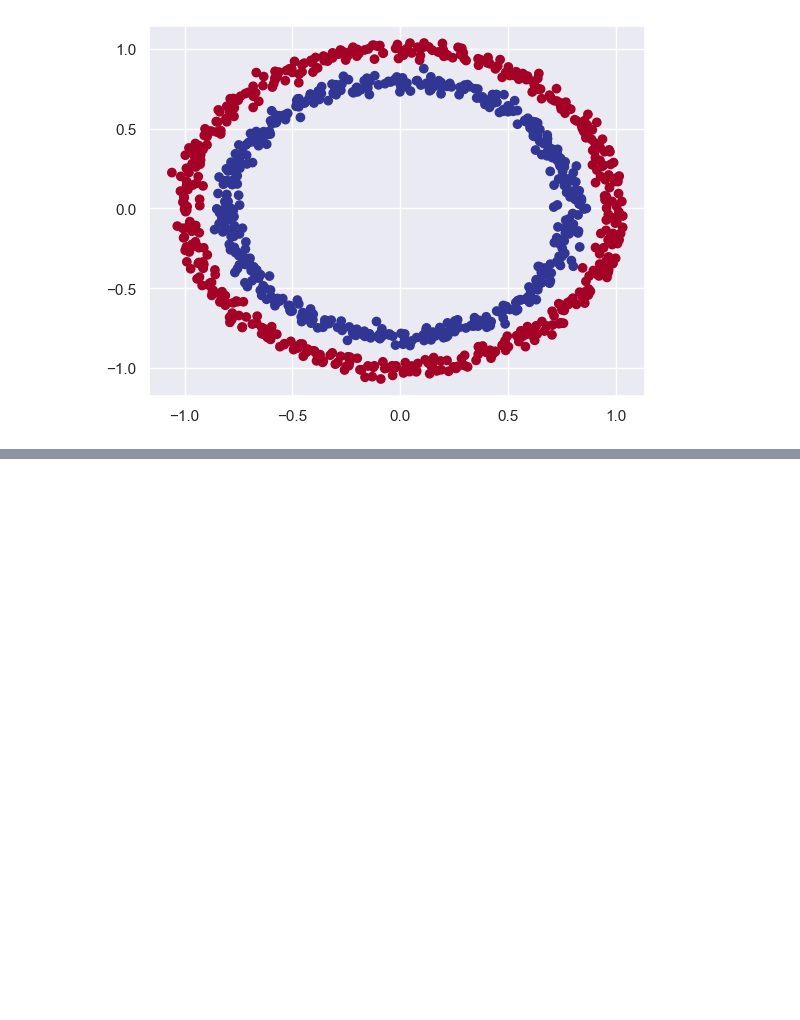
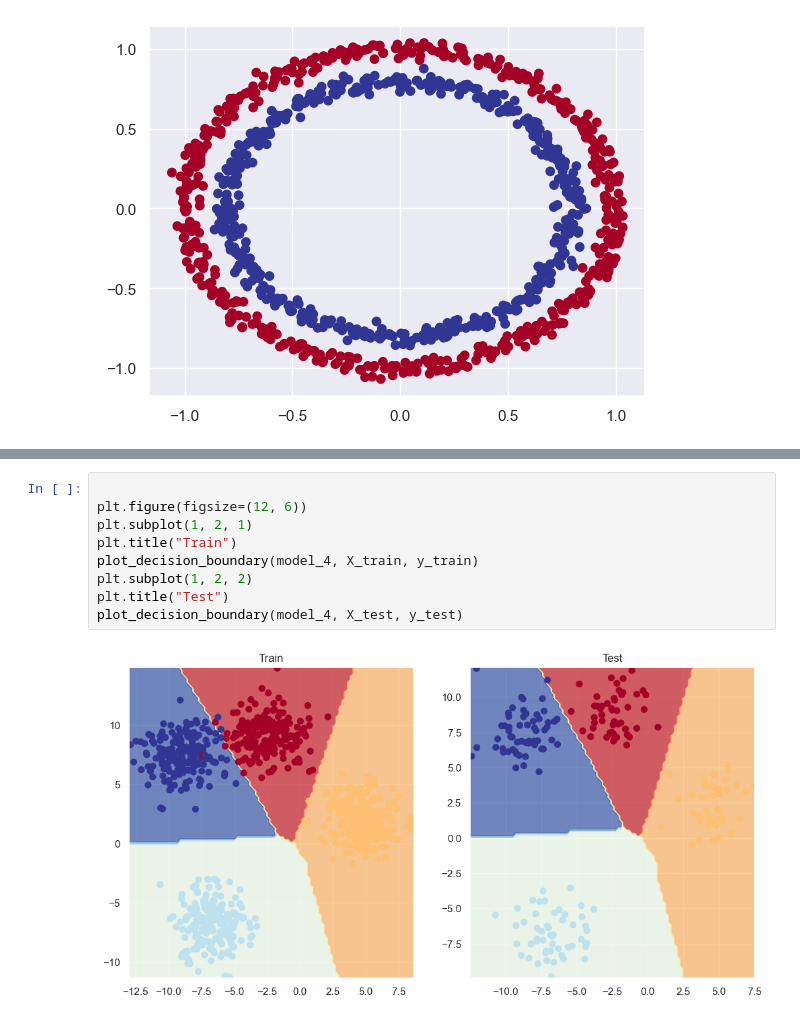
Before and after one commit to mariusdgm/pytorch_learn, a Jupyter notebook: notebooks/nb_2.ipynb, the cells around one changed output, grey strips where cells are left out. Cells and saved outputs as stored; diff of their text form; blank space fills up the shorter version.

```diff
--- a/notebooks/nb_2.ipynb
+++ b/notebooks/nb_2.ipynb
@@ -549,0 +658,11 @@ plot_decision_boundary(model_3, X_test, y_test)
+# %%
+
+plt.figure(figsize=(12, 6))
+plt.subplot(1, 2, 1)
+plt.title("Train")
+plot_decision_boundary(model_4, X_train, y_train)
+plt.subplot(1, 2, 2)
+plt.title("Test")
+plot_decision_boundary(model_4, X_test, y_test)
+# %% [output]
+[figure, added]
```
Also changed, not shown: parts of 14 cells of this notebook, 1 other file.
